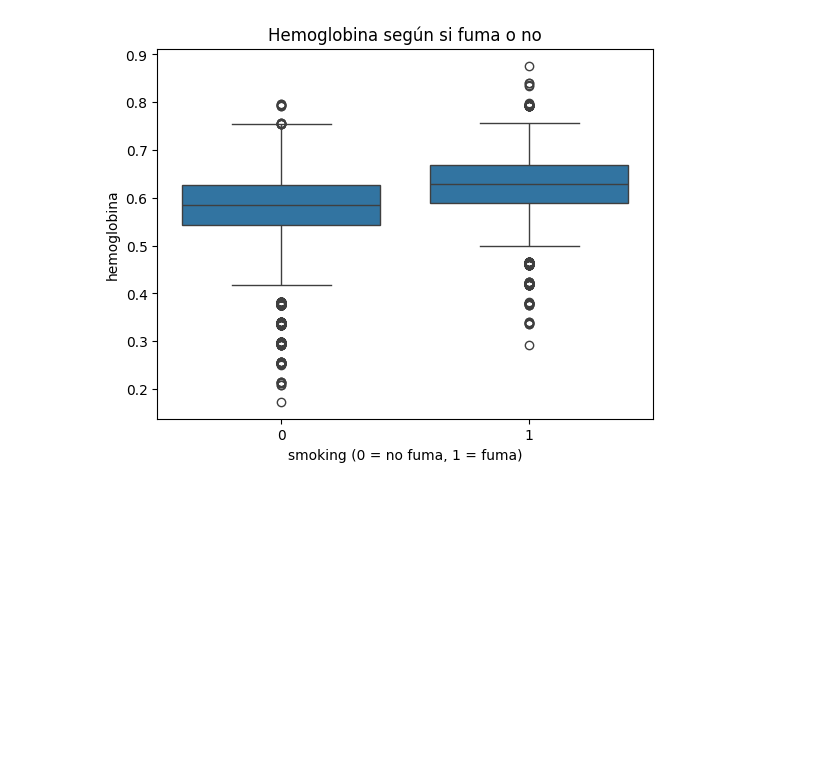
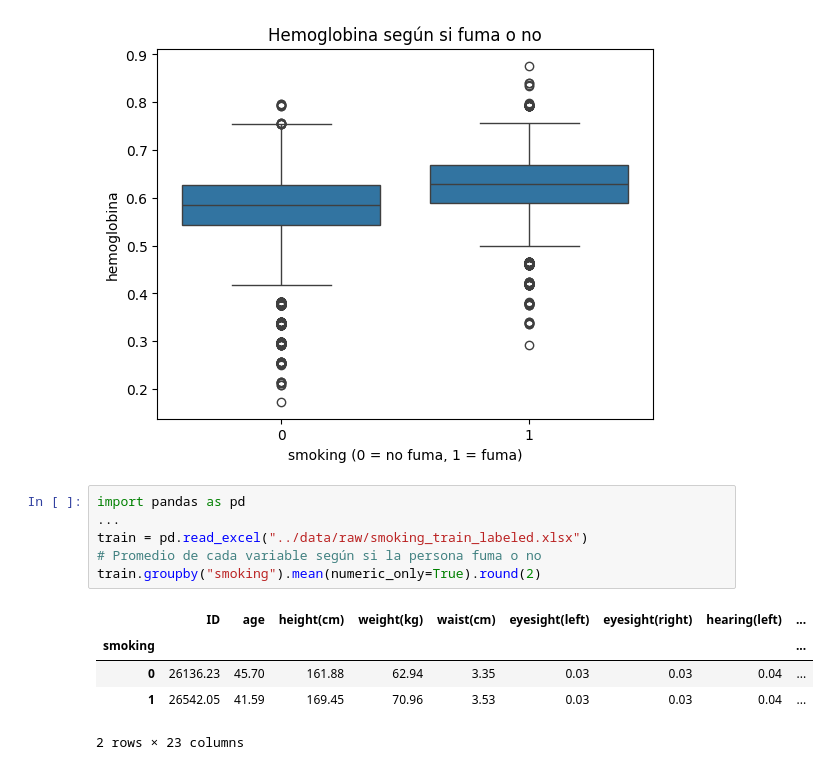
Before and after one commit to Lucostamagna/TP2-smoking, a Jupyter notebook: notebooks/02_eda.ipynb, the cells around one changed output. Cells and saved outputs as stored; diff of their text form; blank space fills up the shorter version.

```diff
--- a/notebooks/02_eda.ipynb
+++ b/notebooks/02_eda.ipynb
@@ -55,3 +55,15 @@ plt.ylabel("hemoglobina")
 plt.show()
 # %% [output]
 [figure]
+# %%
+import pandas as pd
+...
+train = pd.read_excel("../data/raw/smoking_train_labeled.xlsx")
+# Promedio de cada variable según si la persona fuma o no
+train.groupby("smoking").mean(numeric_only=True).round(2)
+# %% [output]
+|  | ID | age | height(cm) | weight(kg) | waist(cm) | eyesight(left) | eyesight(right) | hearing(left) | ... |
+| smoking |  |  |  |  |  |  |  |  | ... |
+| 0 | 26136.23 | 45.70 | 161.88 | 62.94 | 3.35 | 0.03 | 0.03 | 0.04 | ... |
+| 1 | 26542.05 | 41.59 | 169.45 | 70.96 | 3.53 | 0.03 | 0.03 | 0.04 | ... |
+2 rows × 23 columns
```
Also changed, not shown: parts of 3 cells of this notebook.
